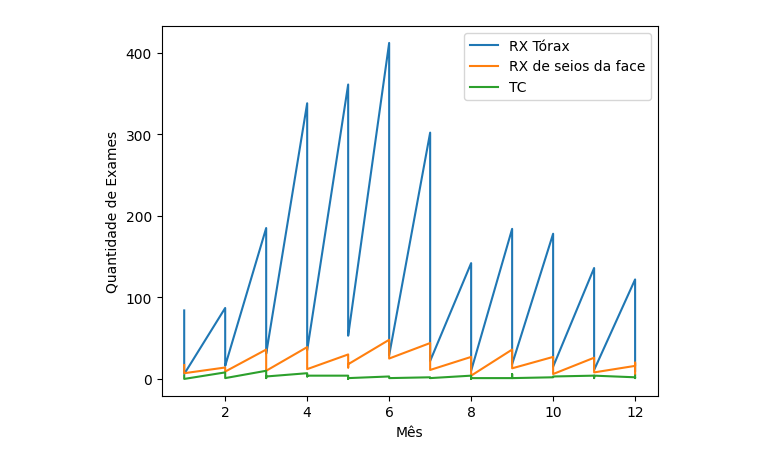
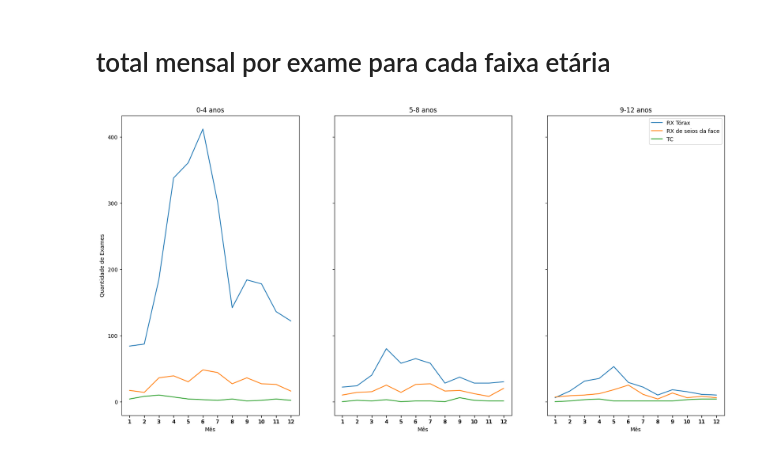
Before and after one commit to Gustavo-DMS/Ports, a Jupyter notebook: Port5m9/port4M9.ipynb, the cells around one changed output. Saved outputs shown, nothing was run; the diff lists cells and outputs as text; code cells hidden in the pictures.

```diff
--- a/Port5m9/port4M9.ipynb
+++ b/Port5m9/port4M9.ipynb
@@ -69,4 +112,6 @@ graficoDeLinha(tabela.copy(),'Mês')
-# %%
-graficoDeLinha(tabela.copy(),['Mês','Faixa etária'])
-# %% [output]
-[figure, removed]
+# %% [markdown]
+# total  mensal por exame para  cada  faixa  etária
+# %%
+grafico2(tabela.copy())
+# %% [output]
+[figure, added]
```
Also changed, not shown: parts of 13 cells of this notebook.
